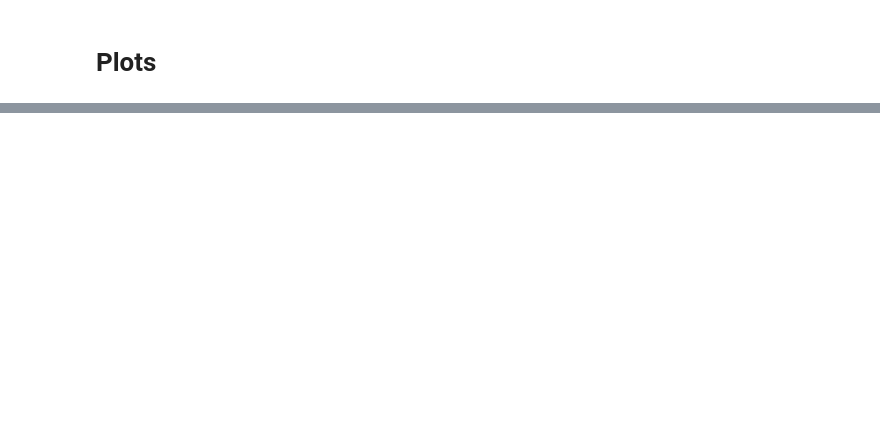
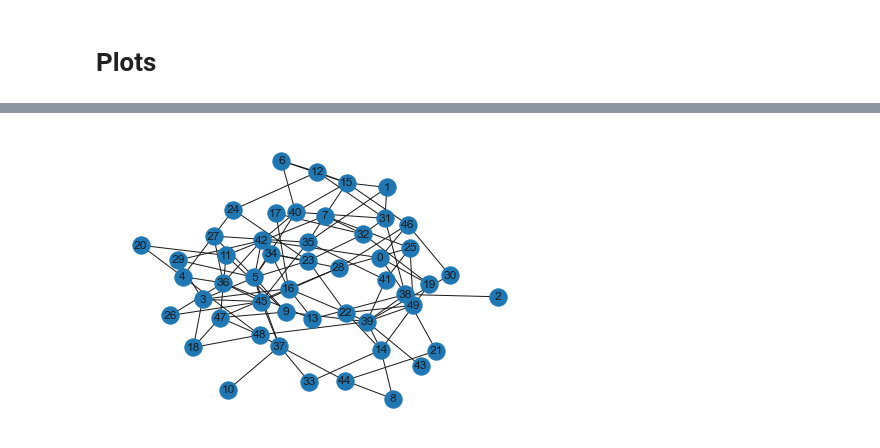
Before and after one commit to sidistic/Opinion-Dynamics-Independent-Research, a Jupyter notebook: Code/Clustering/BCM_clustering_check.ipynb, the cells around one changed output, grey strips where cells are left out. Cells and saved outputs as stored; diff of their text form; code cells hidden in the pictures; blank space fills up the shorter version.

```diff
--- a/Code/Clustering/BCM_clustering_check.ipynb
+++ b/Code/Clustering/BCM_clustering_check.ipynb
@@ -180,3 +181,7 @@ plt.show()
+# %%
+nx.draw_kamada_kawai(G,with_labels=True)
+# %% [output]
+[figure, added]
 # %%
 plt.hist(res[0])
 plt.xlabel('Opinion')
```
Also changed, not shown: parts of 9 cells of this notebook, 2 other files.
